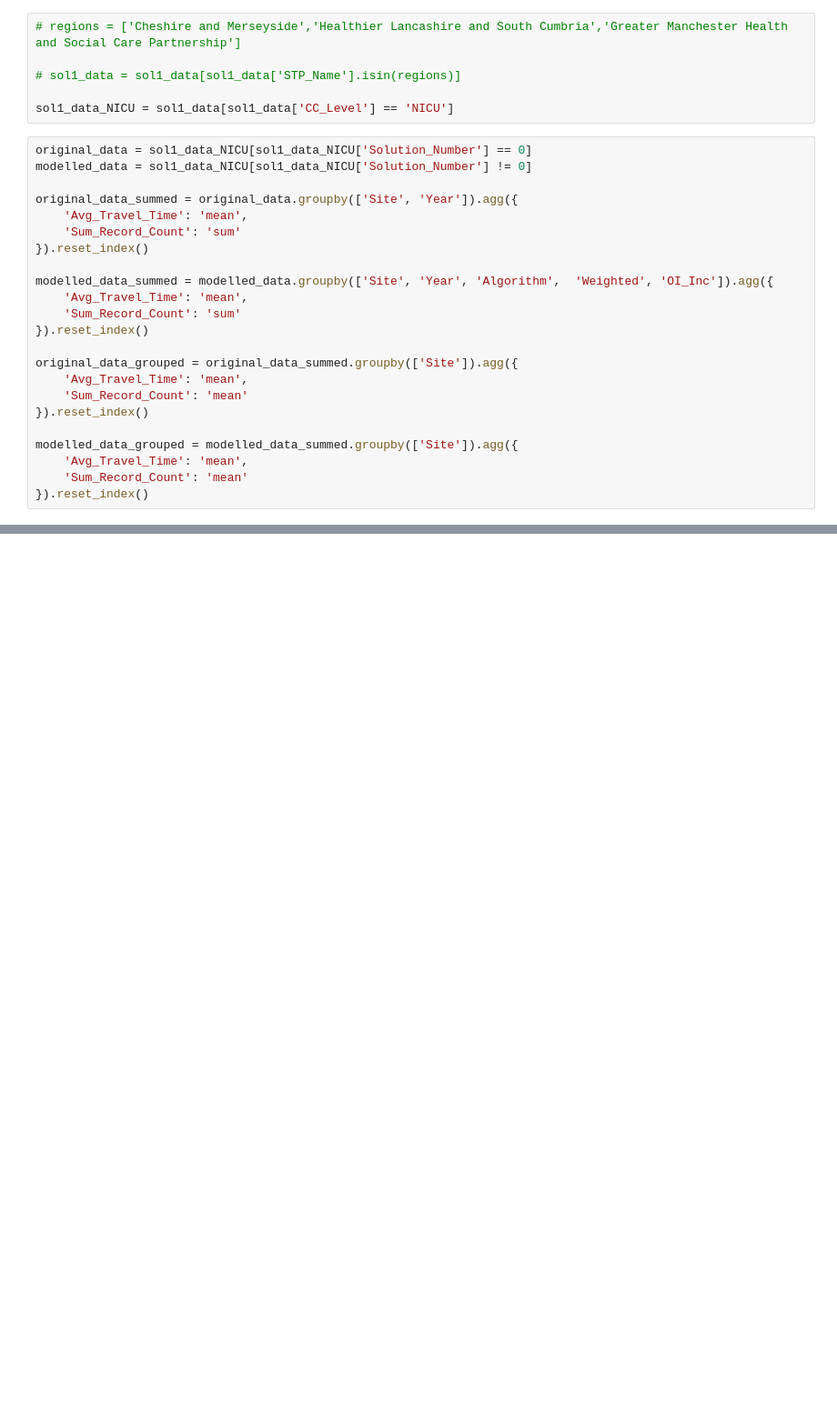
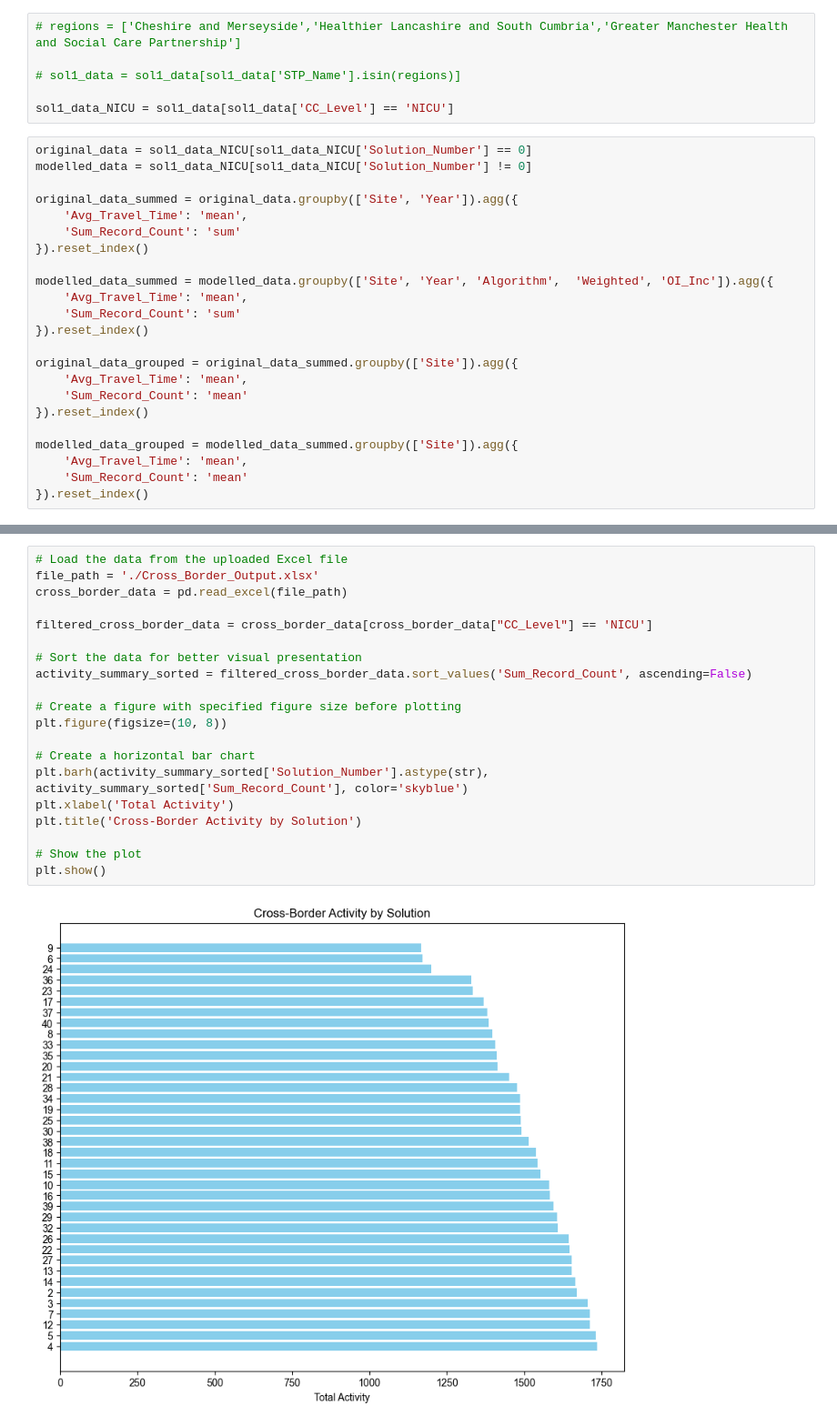
Before and after one commit to Duncan-Galletly/NWNODN_Modelling_HSMA5_08, a Jupyter notebook: Final Analysis Output.ipynb, the cells around one changed output, grey strips where cells are left out. Shown at 91% size. Saved outputs shown, nothing was run; the diff lists cells and outputs as text; blank space fills up the shorter version.

Commit message:
Output Analysis and Write Up

```diff
--- a/Final Analysis Output.ipynb
+++ b/Final Analysis Output.ipynb
@@ -449,0 +446,22 @@ plt.show()
+# %%
+# Load the data from the uploaded Excel file
+file_path = './Cross_Border_Output.xlsx'
+cross_border_data = pd.read_excel(file_path)
+
+filtered_cross_border_data = cross_border_data[cross_border_data["CC_Level"] == 'NICU']
+
+# Sort the data for better visual presentation
+activity_summary_sorted = filtered_cross_border_data.sort_values('Sum_Record_Count', ascending=False)
+
+# Create a figure with specified figure size before plotting
+plt.figure(figsize=(10, 8))
+
+# Create a horizontal bar chart
+plt.barh(activity_summary_sorted['Solution_Number'].astype(str), activity_summary_sorted['Sum_Record_Count'], color='skyblue')
+plt.xlabel('Total Activity')
+plt.title('Cross-Border Activity by Solution')
+
+# Show the plot
+plt.show()
+# %% [output]
+[figure, added]
```
Also changed, not shown: parts of 3 cells of this notebook, 4 other files.
